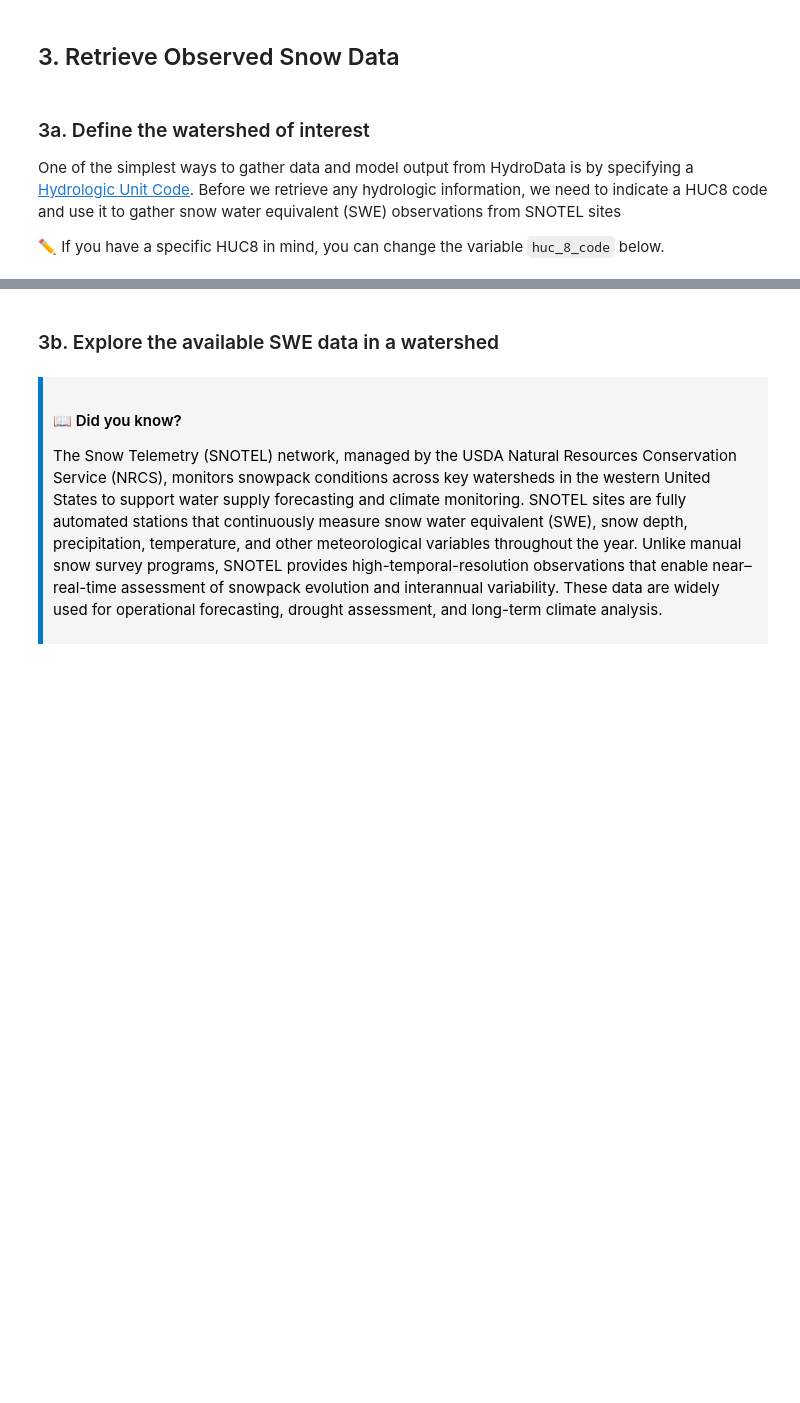
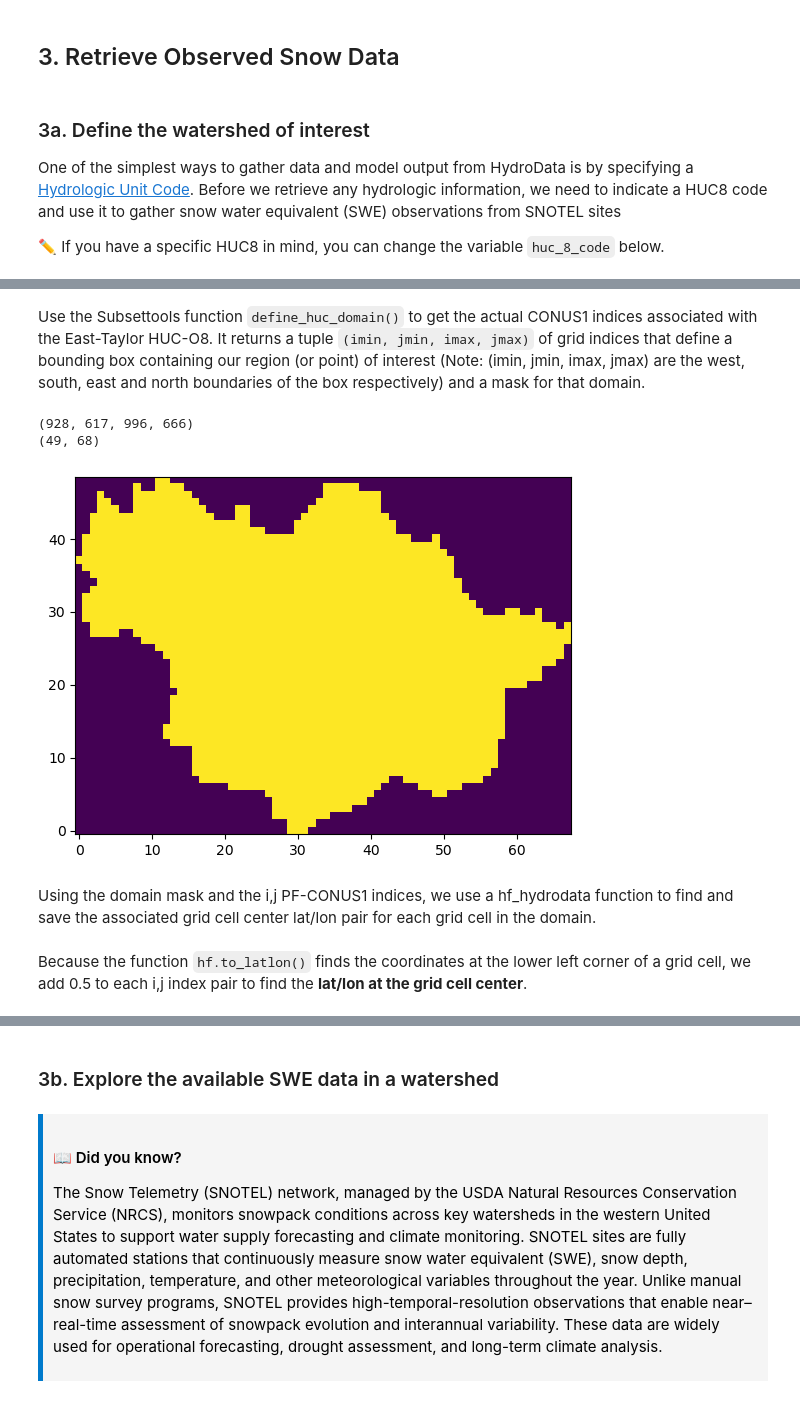
Before and after one commit to hydroframe/cssi_evaluation, a Jupyter notebook: examples/notebooks/snow/01_HydroData_collection.ipynb, the cells around one changed output, grey strips where cells are left out. Cells and saved outputs as stored; diff of their text form; code cells hidden in the pictures; blank space fills up the shorter version.

Commit message:
added coordinate grab for PF-CONUS grid cells to 01, 03 modifications

```diff
--- a/examples/notebooks/snow/01_HydroData_collection.ipynb
+++ b/examples/notebooks/snow/01_HydroData_collection.ipynb
@@ -89,0 +105,14 @@ print(f'HUC-8 name: {huc_8_name}')
+# %% [markdown]
+Use the Subsettools function `define_huc_domain()` to get the actual CONUS1 indices associated with the East-Taylor HUC-O8. It returns a tuple `(imin, jmin, imax, jmax)` of grid indices that define a bounding box containing our region (or point) of interest (Note: (imin, jmin, imax, jmax) are the west, south, east and north boundaries of the box respectively) and a mask for that domain.
+# %%
+ij_bounds, mask = subsettools.define_huc_domain([huc_8_code], 'conus1')
+# %%
+plt.imshow(mask, origin='lower')
+print(ij_bounds)
+print(mask.shape)
+# %% [output]
+(928, 617, 996, 666)
+(49, 68)
+[figure, added]
+# %% [markdown]
+Using the domain mask and the i,j PF-CONUS1 indices, we use a hf_hydrodata function to find and save the associated grid cell center lat/lon pair for each grid cell in the domain.
@@ -89,0 +131,2 @@ print(f'HUC-8 name: {huc_8_name}')
+# %% [markdown]
+Because the function `hf.to_latlon()` finds the coordinates at the lower left corner of a grid cell, we add 0.5 to each i,j index pair to find the **lat/lon at the grid cell center**.
```
Also changed, not shown: parts of 8 cells of this notebook, 4 other files.
